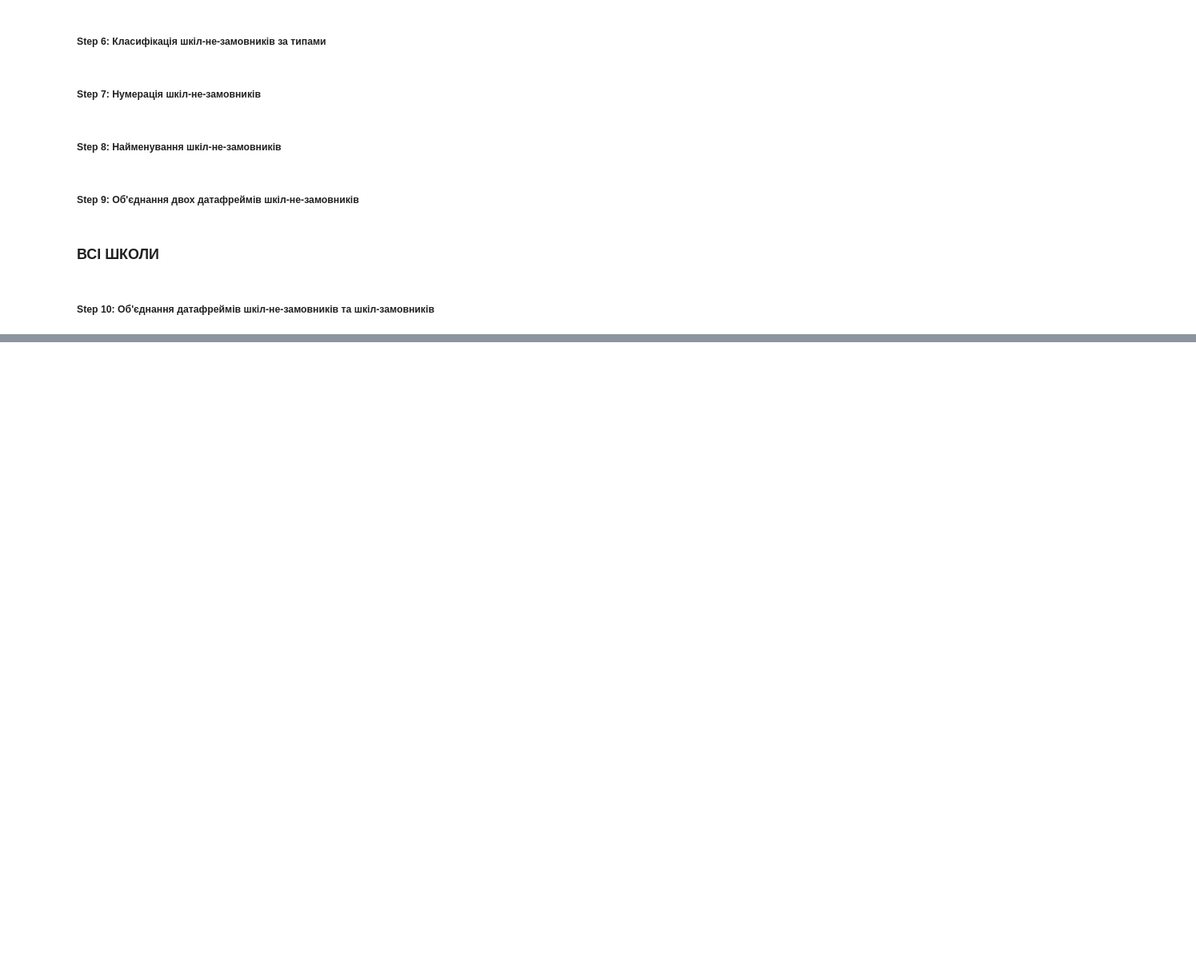
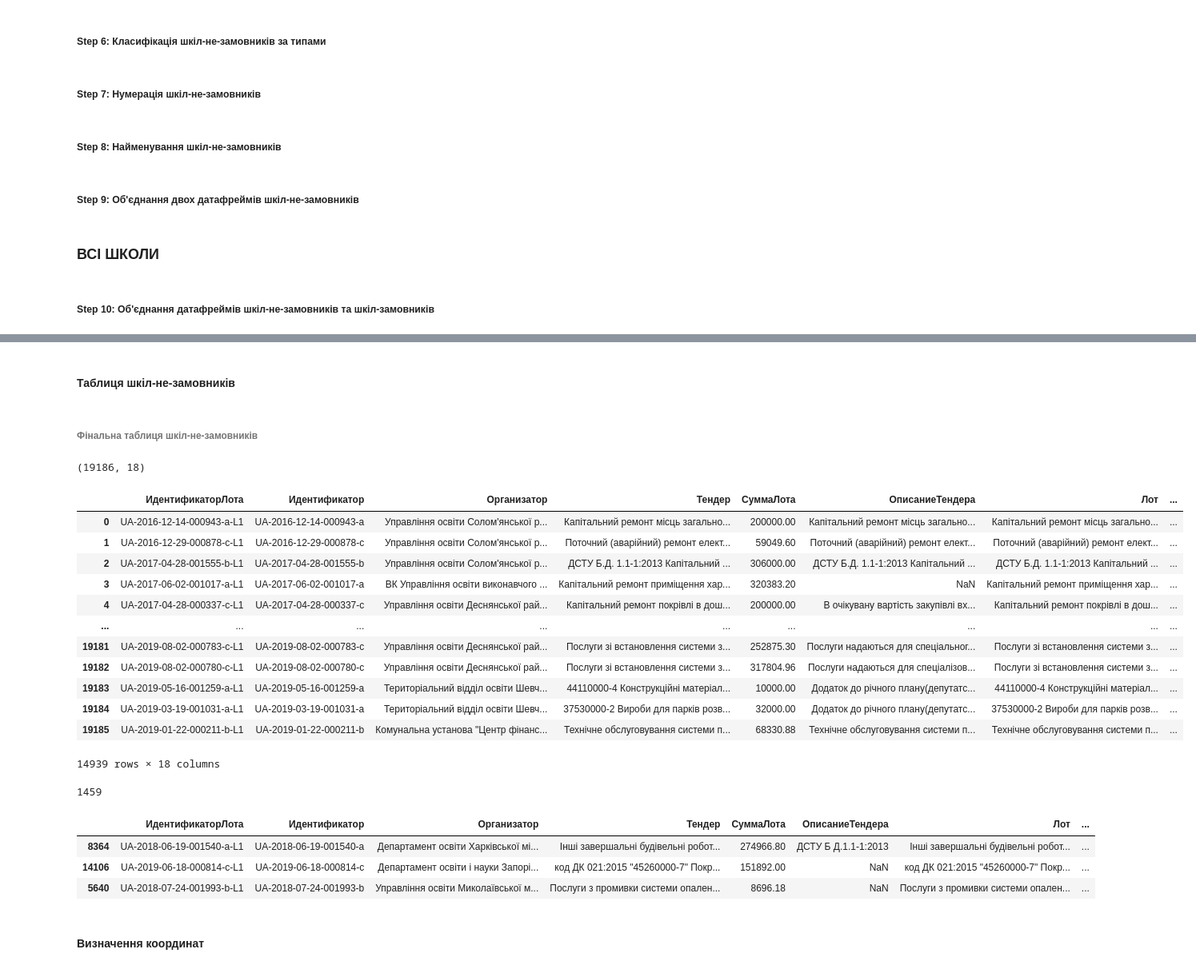
Before and after one commit to deaflynx/school-procurements, a Jupyter notebook: main.ipynb, the cells around one changed output, grey strips where cells are left out. Shown at 80% size. Drawn from its saved outputs; the diff is of its cells as text; code cells hidden in the pictures; blank space fills up the shorter version.

```diff
--- a/main.ipynb
+++ b/main.ipynb
@@ -158,0 +248,5 @@ df_tenders.to_csv('result/df_tenders.csv', sep=';', index=False)
+# %%
+# For debugging
+df_tenders = pd.read_csv('result/df_tenders.csv', sep=';')
+df_tenders_true = df_tenders[df_tenders['Заклад-замовник'] == True]
+df_tenders_false = df_tenders[df_tenders['Заклад-замовник'] == False]
@@ -158,0 +267,10 @@ df_tenders.to_csv('result/df_tenders.csv', sep=';', index=False)
+# %%
+golovuj_organ_list = df_tenders['Главный орган'].unique().tolist()
+cities_list = ['Тернопіль', 'Хмельницький', 'Луцьк', 'Суми', 'Кропивницький', 'Львів', 'Київ', 'Вінниця',
+                'Черкаси', 'Житомир', 'Івано-Франківськ', 'Харків', 'Ужгород', 'Дніпро', 'Миколаїв', 'Рівне',
+                'Херсон', 'Чернівці', 'Запоріжжя', 'Полтава', 'Одеса', 'Чернігів', 'Сєвєродонецьк', 'Краматорськ'
+              ]
+
+df_tenders_false_with_cities = classification_by_type_one_column(df_tenders_false, ['Главный орган'], golovuj_organ_list, cities_list, 'city')
+df_tenders_false_with_cities['id'] = df_tenders_false_with_cities['city'] + ' ' + df_tenders_false_with_cities['Назва закладу']
+df_tenders_false_with_cities['id'] = df_tenders_false_with_cities['id'].str.replace('№ ', '№')
@@ -158,0 +295,44 @@ df_tenders.to_csv('result/df_tenders.csv', sep=';', index=False)
+# %% [markdown]
+#### Таблиця шкіл-не-замовників
+# %%
+df_coordinates_with_id_short = df_coordinates_with_id[['id', 'Longitude', 'Latitude']]
+# %% [markdown]
+###### Фінальна таблиця шкіл-не-замовників
+# %%
+"""
+    tenders_not_by_schools - фінальна таблиця шкіл-не-замовників
+"""
+tenders_not_by_schools = pd.merge(df_tenders_false_with_cities,
+                                  df_coordinates_with_id_short,
+                                  on='id',
+                                  how='left')
+tenders_not_by_schools.shape
+# %% [output]
+(19186, 18)
+# %%
+tenders_not_by_schools[tenders_not_by_schools.Latitude.isnull()]
+# %% [output]
+|  | ИдентификаторЛота | Идентификатор | Организатор | Тендер | СуммаЛота | ОписаниеТендера | Лот | ... |
+| 0 | UA-2016-12-14-000943-a-L1 | UA-2016-12-14-000943-a | Управління освіти Солом'янської р... | Капітальний ремонт місць загально... | 200000.00 | Капітальний ремонт місць загально... | Капітальний ремонт місць загально... | ... |
+| 1 | UA-2016-12-29-000878-c-L1 | UA-2016-12-29-000878-c | Управління освіти Солом'янської р... | Поточний (аварійний) ремонт елект... | 59049.60 | Поточний (аварійний) ремонт елект... | Поточний (аварійний) ремонт елект... | ... |
+| 2 | UA-2017-04-28-001555-b-L1 | UA-2017-04-28-001555-b | Управління освіти Солом'янської р... | ДСТУ Б.Д. 1.1-1:2013 Капітальний ... | 306000.00 | ДСТУ Б.Д. 1.1-1:2013 Капітальний ... | ДСТУ Б.Д. 1.1-1:2013 Капітальний ... | ... |
+| 3 | UA-2017-06-02-001017-a-L1 | UA-2017-06-02-001017-a | ВК Управління освіти виконавчого ... | Капітальний ремонт приміщення хар... | 320383.20 | NaN | Капітальний ремонт приміщення хар... | ... |
+| 4 | UA-2017-04-28-000337-c-L1 | UA-2017-04-28-000337-c | Управління освіти Деснянської рай... | Капітальний ремонт покрівлі в дош... | 200000.00 | В очікувану вартість закупівлі вх... | Капітальний ремонт покрівлі в дош... | ... |
+| ... | ... | ... | ... | ... | ... | ... | ... | ... |
+| 19181 | UA-2019-08-02-000783-c-L1 | UA-2019-08-02-000783-c | Управління освіти Деснянської рай... | Послуги зі встановлення системи з... | 252875.30 | Послуги надаються для спеціальног... | Послуги зі встановлення системи з... | ... |
+| 19182 | UA-2019-08-02-000780-c-L1 | UA-2019-08-02-000780-c | Управління освіти Деснянської рай... | Послуги зі встановлення системи з... | 317804.96 | Послуги надаються для спеціалізов... | Послуги зі встановлення системи з... | ... |
+| 19183 | UA-2019-05-16-001259-a-L1 | UA-2019-05-16-001259-a | Територіальний відділ освіти Шевч... | 44110000-4 Конструкційні матеріал... | 10000.00 | Додаток до річного плану(депутатс... | 44110000-4 Конструкційні матеріал... | ... |
+| 19184 | UA-2019-03-19-001031-a-L1 | UA-2019-03-19-001031-a | Територіальний відділ освіти Шевч... | 37530000-2 Вироби для парків розв... | 32000.00 | Додаток до річного плану(депутатс... | 37530000-2 Вироби для парків розв... | ... |
+| 19185 | UA-2019-01-22-000211-b-L1 | UA-2019-01-22-000211-b | Комунальна установа "Центр фінанс... | Технічне обслуговування системи п... | 68330.88 | Технічне обслуговування системи п... | Технічне обслуговування системи п... | ... |
+14939 rows × 18 columns
+# %%
+len(tenders_not_by_schools[tenders_not_by_schools.Latitude.isnull()].id.unique().tolist())
+# %% [output]
+1459
+# %%
+tenders_not_by_schools[tenders_not_by_schools.Latitude.isnull()].sample(3)
+# %% [output]
+|  | ИдентификаторЛота | Идентификатор | Организатор | Тендер | СуммаЛота | ОписаниеТендера | Лот | ... |
+| 8364 | UA-2018-06-19-001540-a-L1 | UA-2018-06-19-001540-a | Департамент освіти Харківської мі... | Інші завершальні будівельні робот... | 274966.80 | ДСТУ Б Д.1.1-1:2013 | Інші завершальні будівельні робот... | ... |
+| 14106 | UA-2019-06-18-000814-c-L1 | UA-2019-06-18-000814-c | Департамент освіти і науки Запорі... | код ДК 021:2015 "45260000-7" Покр... | 151892.00 | NaN | код ДК 021:2015 "45260000-7" Покр... | ... |
+| 5640 | UA-2018-07-24-001993-b-L1 | UA-2018-07-24-001993-b | Управління освіти Миколаївської м... | Послуги з промивки системи опален... | 8696.18 | NaN | Послуги з промивки системи опален... | ... |
@@ -158,0 +344,2 @@ df_tenders.to_csv('result/df_tenders.csv', sep=';', index=False)
+# %% [markdown]
+#### Визначення координат
```
Also changed, not shown: parts of 32 cells of this notebook, 3 other files.
